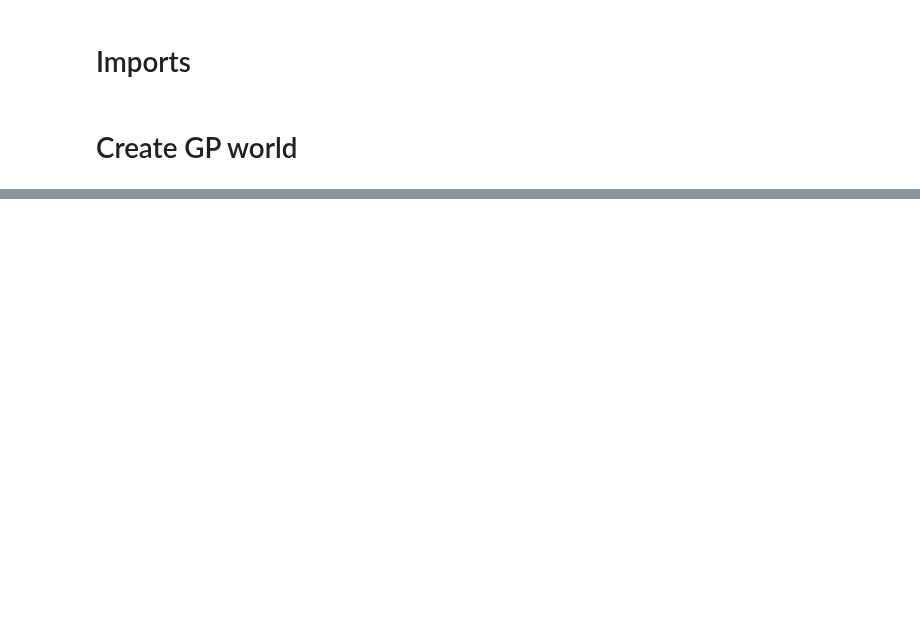
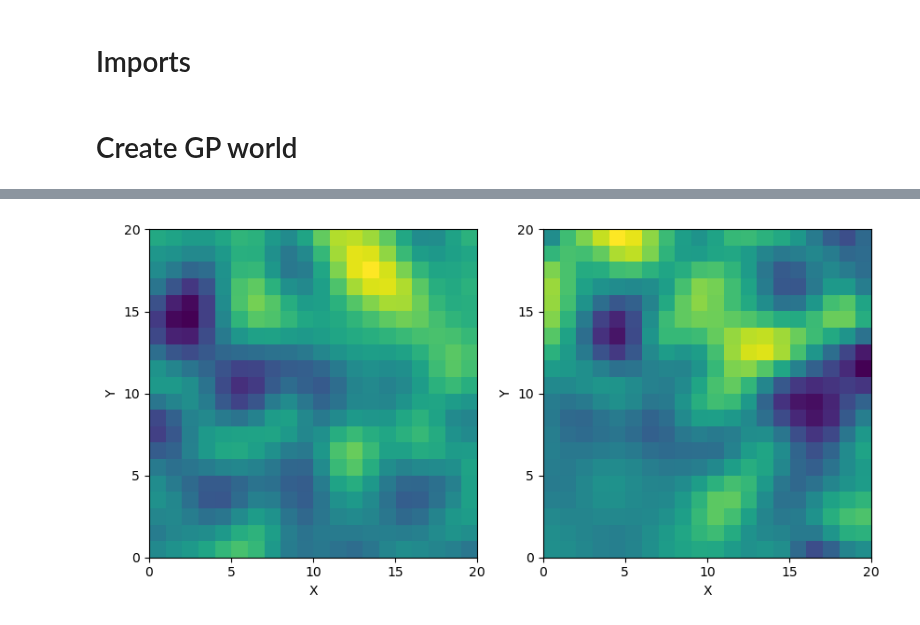
Before and after one commit to tgham/context_exploration, a Jupyter notebook: GP_worlds.ipynb, the cells around one changed output, grey strips where cells are left out. Saved outputs shown, nothing was run; the diff lists cells and outputs as text; code cells hidden in the pictures; blank space fills up the shorter version.

```diff
--- a/GP_worlds.ipynb
+++ b/GP_worlds.ipynb
@@ -213,0 +206,16 @@ NameError: name 'plot_r' is not defined
+# %%
+## composite kernels
+koi = [
+    GP.K_lin + GP.K_rbf,
+    GP.K_lin * GP.K_rbf,
+]
+n_koi = len(koi)
+fig, axs = plt.subplots(1, n_koi, figsize=(5*n_koi, 5))
+
+
+## loop
+for ki, k_type in enumerate(koi):
+    samples = GP.sample(k_type)
+    GP.plot_r(samples, axs[ki])
+# %% [output]
+[figure, added]
```
Also changed, not shown: parts of 4 cells of this notebook.
